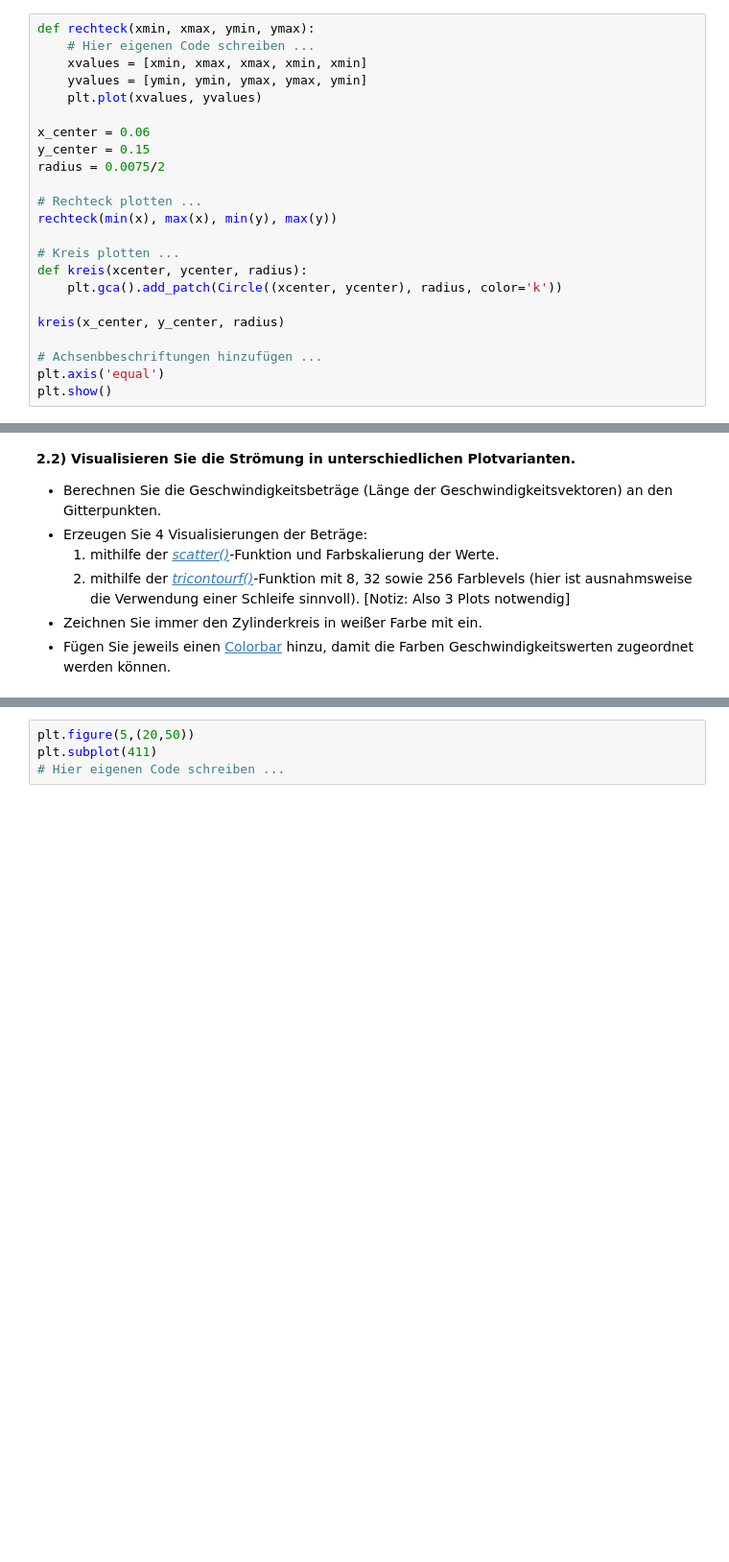
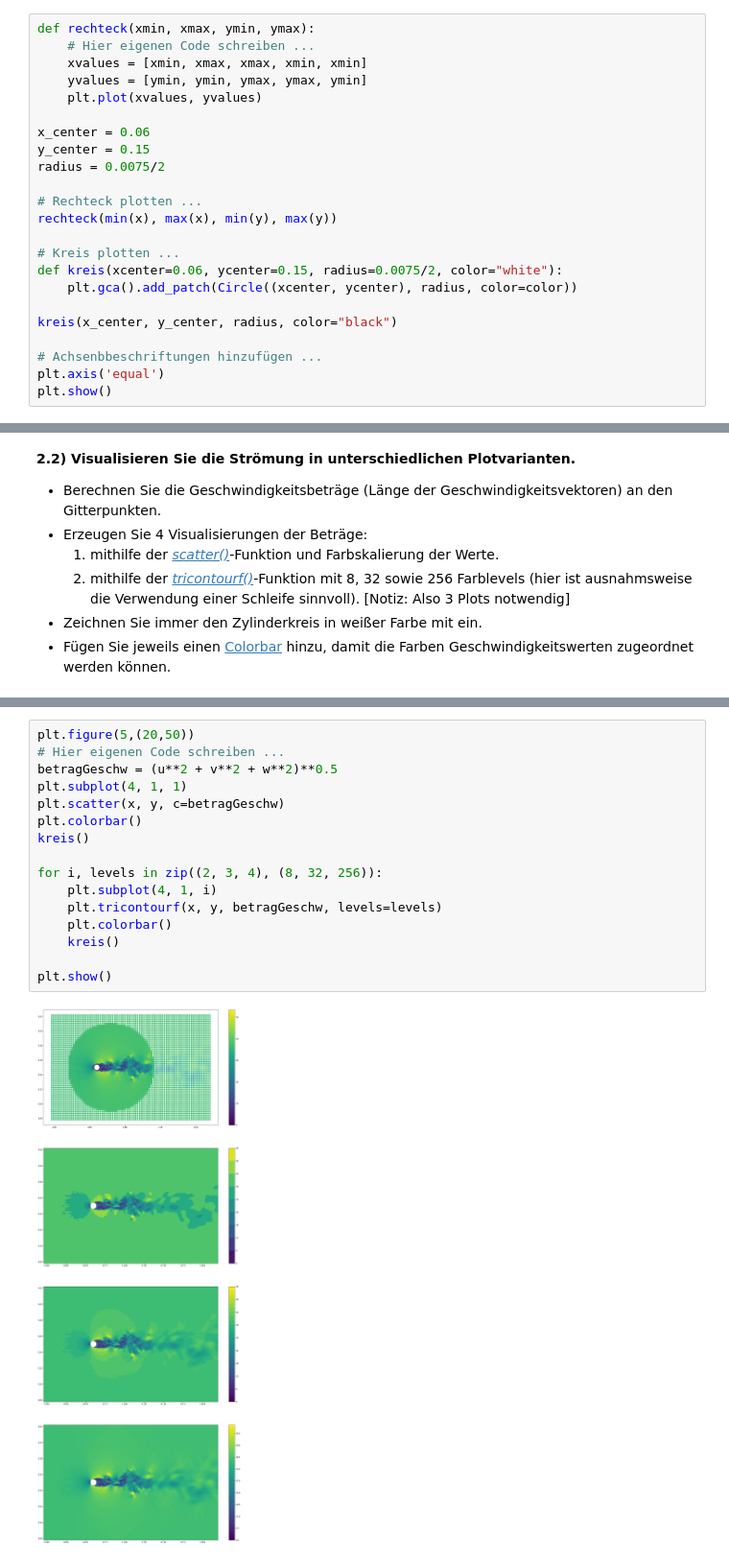
Before and after one commit to JuliusGoelz/Python_fuer_Ingenieure, a Jupyter notebook: HA3normal_Gruppe000.ipynb, the cells around one changed output, grey strips where cells are left out. Shown at 96% size. Drawn from its saved outputs; the diff is of its cells as text; blank space fills up the shorter version.

```diff
--- a/HA3normal_Gruppe000.ipynb
+++ b/HA3normal_Gruppe000.ipynb
@@ -50,10 +50,10 @@ radius = 0.0075/2
 rechteck(min(x), max(x), min(y), max(y))
 
 # Kreis plotten ...
-def kreis(xcenter, ycenter, radius):
-    plt.gca().add_patch(Circle((xcenter, ycenter), radius, color='k'))
+def kreis(xcenter=0.06, ycenter=0.15, radius=0.0075/2, color="white"):
+    plt.gca().add_patch(Circle((xcenter, ycenter), radius, color=color))
 
-kreis(x_center, y_center, radius)
+kreis(x_center, y_center, radius, color="black")
 
 # Achsenbbeschriftungen hinzufügen ...
 plt.axis('equal')
@@ -165,7 +184,21 @@ print(u_max)
 # %%
 plt.figure(5,(20,50))
-plt.subplot(411)
 # Hier eigenen Code schreiben ...
+betragGeschw = (u**2 + v**2 + w**2)**0.5
+plt.subplot(4, 1, 1)
+plt.scatter(x, y, c=betragGeschw)
+plt.colorbar()
+kreis()
+
+for i, levels in zip((2, 3, 4), (8, 32, 256)):
+    plt.subplot(4, 1, i)
+    plt.tricontourf(x, y, betragGeschw, levels=levels)
+    plt.colorbar()
+    kreis()
+
+plt.show()
+# %% [output]
+[figure, added]
 # %% [markdown]
 ## 3) Wirbelstärke
 
```
Also changed, not shown: parts of 6 cells of this notebook, 1 other file.
